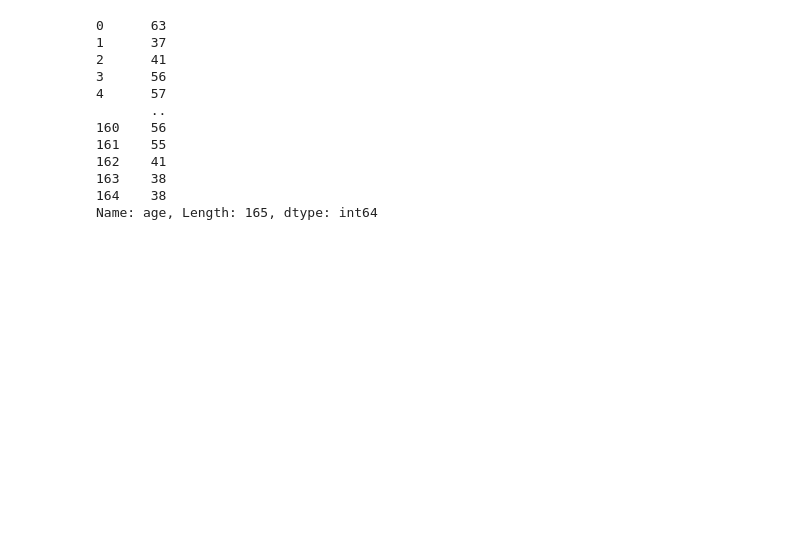
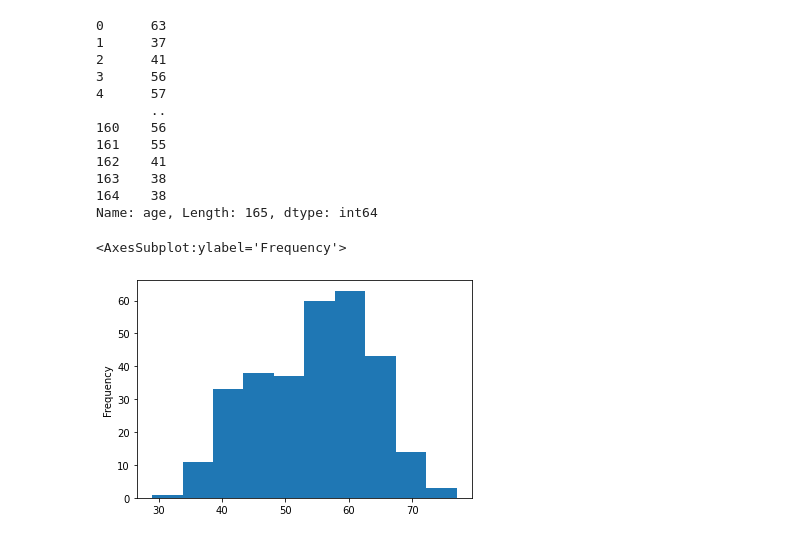
Before and after one commit to GIS-enthusiast/Data-Science-Machine-Learning, a Jupyter notebook: Predicting Heart Disease - Cleavland Data.ipynb, the cells around one changed output. Drawn from its saved outputs; the diff is of its cells as text; code cells hidden in the pictures; blank space fills up the shorter version.

```diff
--- a/Predicting Heart Disease - Cleavland Data.ipynb
+++ b/Predicting Heart Disease - Cleavland Data.ipynb
@@ -246,3 +246,10 @@ df.age[df.target==1]
 163    38
 164    38
 Name: age, Length: 165, dtype: int64
+# %%
+# Check the distribution of the age column with a histogram
+
+df.age.plot.hist()
+# %% [output]
+<AxesSubplot:ylabel='Frequency'>
+[figure, added]
```
Also changed, not shown: parts of 16 cells of this notebook.
